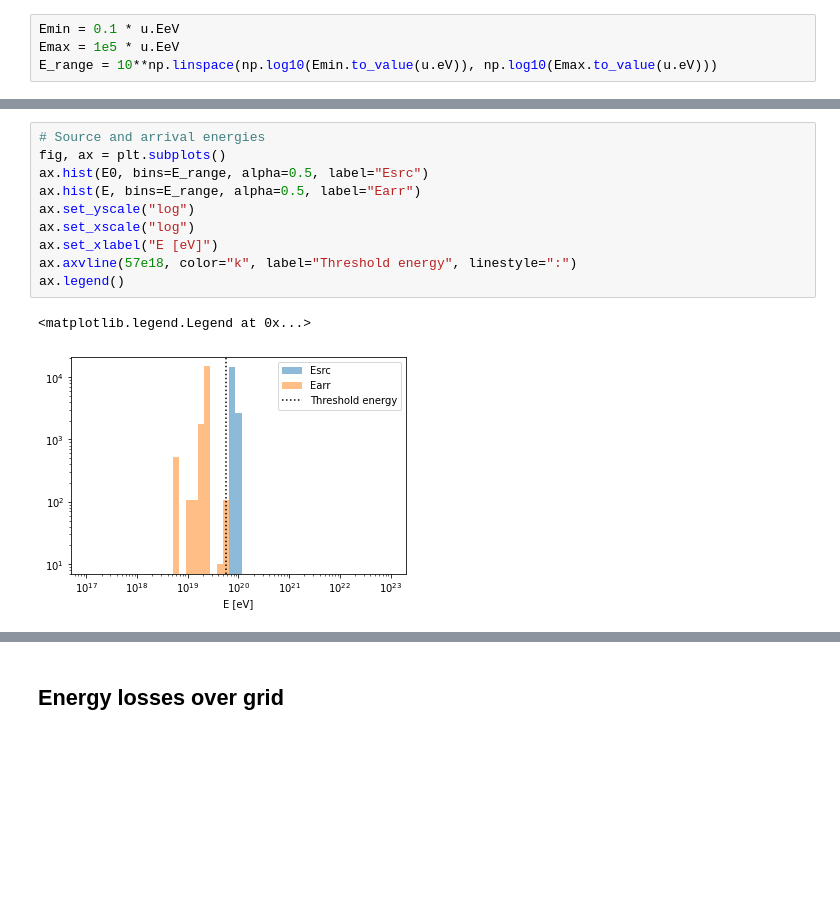
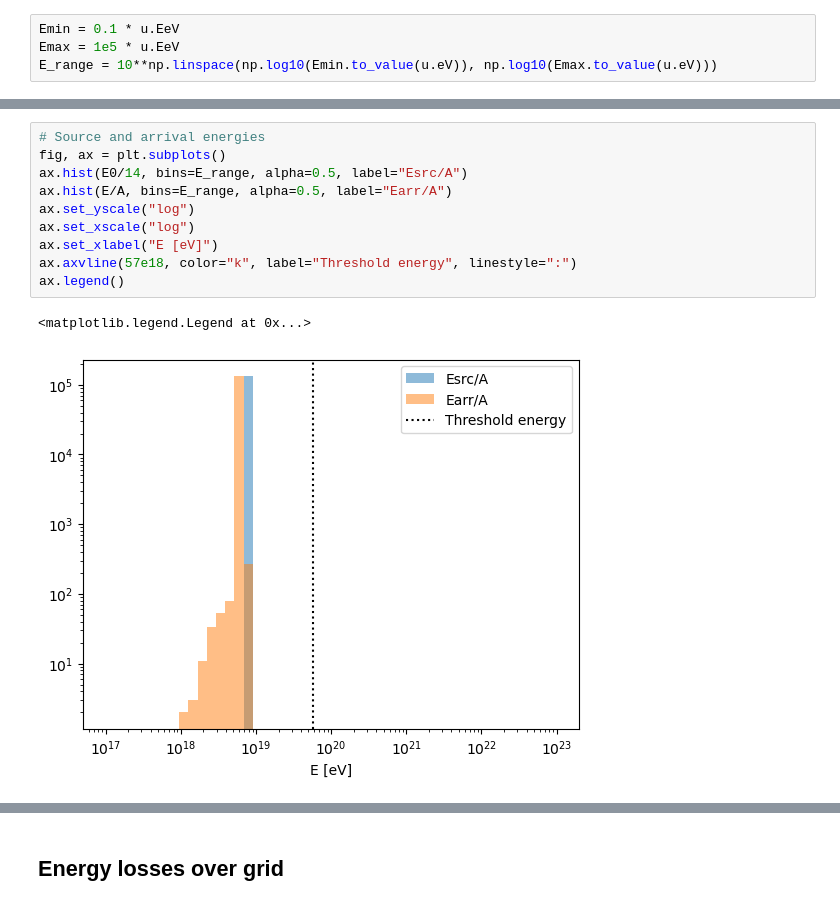
Before and after one commit to uhecr-project/uhecr_model, a Jupyter notebook: uhecr_model/paper_1/energy_loss/energy_loss.ipynb, the cells around one changed output, grey strips where cells are left out. Saved outputs shown, nothing was run; the diff lists cells and outputs as text; blank space fills up the shorter version.

```diff
--- a/uhecr_model/paper_1/energy_loss/energy_loss.ipynb
+++ b/uhecr_model/paper_1/energy_loss/energy_loss.ipynb
@@ -103,13 +115,13 @@ E_range = 10**np.linspace(np.log10(Emin.to_value(u.eV)), np.log10(Emax.to_value(
 # %%
 # Source and arrival energies
 fig, ax = plt.subplots()
-ax.hist(E0, bins=E_range, alpha=0.5, label="Esrc")
-ax.hist(E, bins=E_range, alpha=0.5, label="Earr")
+ax.hist(E0/14, bins=E_range, alpha=0.5, label="Esrc/A")
+ax.hist(E/A, bins=E_range, alpha=0.5, label="Earr/A")
 ax.set_yscale("log")
 ax.set_xscale("log")
 ax.set_xlabel("E [eV]")
 ax.axvline(57e18, color="k", label="Threshold energy", linestyle=":")
 ax.legend()
 # %% [output]
 <matplotlib.legend.Legend at 0x...>
-[figure, old version]
+[figure, new version]
```
Also changed, not shown: parts of 15 cells of this notebook.
